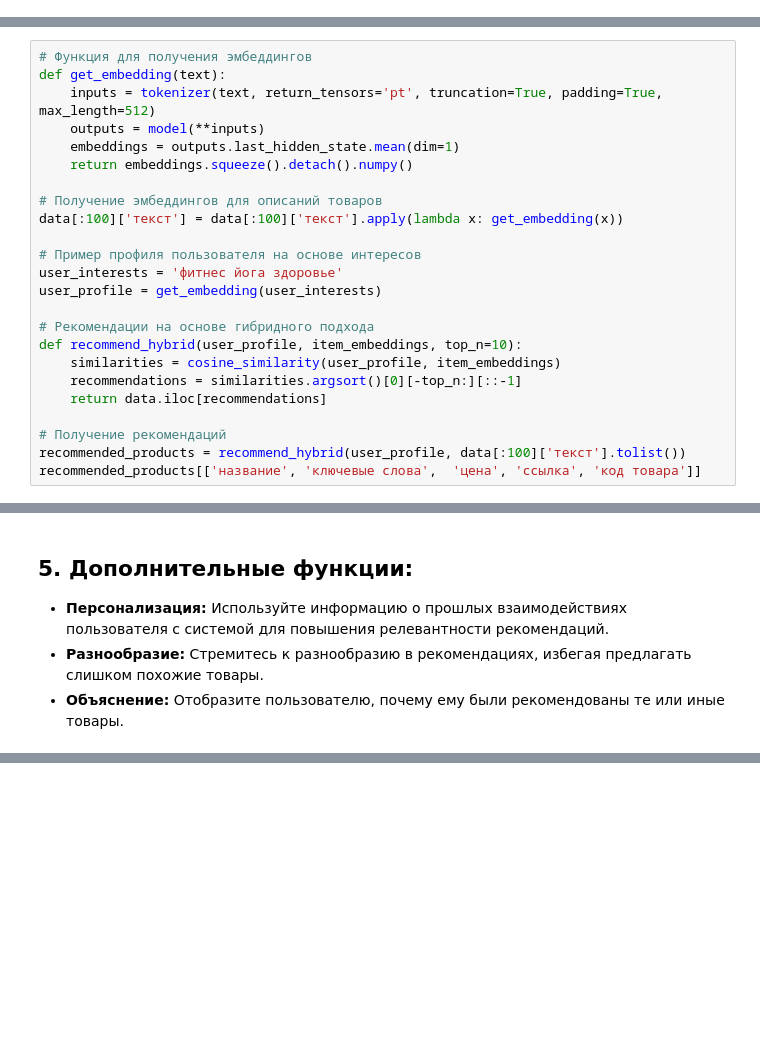
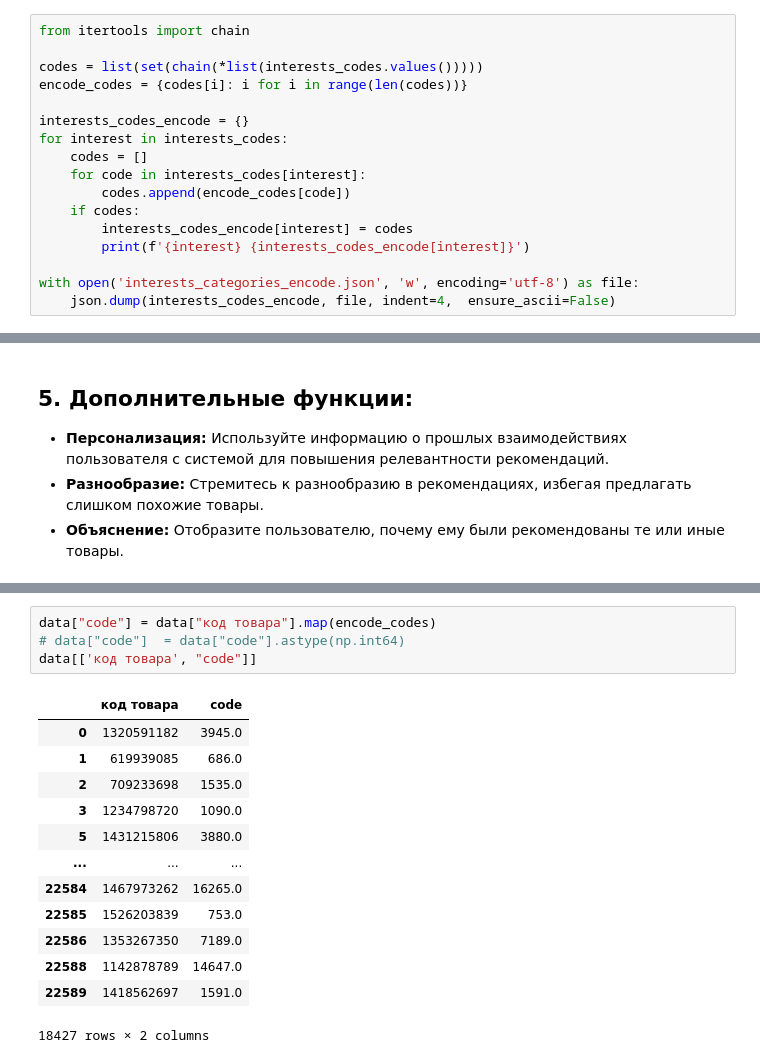
Before and after one commit to tutsilianna/Gift_Recommendation_System, a Jupyter notebook: Gift_Recommendation_System.ipynb, the cells around one changed output, grey strips where cells are left out. Drawn from its saved outputs; the diff is of its cells as text; blank space fills up the shorter version.

```diff
--- a/Gift_Recommendation_System.ipynb
+++ b/Gift_Recommendation_System.ipynb
@@ -449,0 +405,17 @@ for i in range(1000):
+# %%
+from itertools import chain
+
+codes = list(set(chain(*list(interests_codes.values()))))
+encode_codes = {codes[i]: i for i in range(len(codes))}
+
+interests_codes_encode = {}
+for interest in interests_codes:
+    codes = []
+    for code in interests_codes[interest]:
+        codes.append(encode_codes[code])
+    if codes:
+        interests_codes_encode[interest] = codes
+        print(f'{interest} {interests_codes_encode[interest]}')
+
+with open('interests_categories_encode.json', 'w', encoding='utf-8') as file:
+    json.dump(interests_codes_encode, file, indent=4,  ensure_ascii=False)
@@ -657,24 +697,0 @@ Some weights of the model checkpoint at DeepPavlov/rubert-base-cased were not us
-# %%
-# Функция для получения эмбеддингов
-def get_embedding(text):
-    inputs = tokenizer(text, return_tensors='pt', truncation=True, padding=True, max_length=512)
-    outputs = model(**inputs)
-    embeddings = outputs.last_hidden_state.mean(dim=1)
-    return embeddings.squeeze().detach().numpy()
-
-# Получение эмбеддингов для описаний товаров
-data[:100]['текст'] = data[:100]['текст'].apply(lambda x: get_embedding(x))
-
-# Пример профиля пользователя на основе интересов
-user_interests = 'фитнес йога здоровье'
-user_profile = get_embedding(user_interests)
-
-# Рекомендации на основе гибридного подхода
-def recommend_hybrid(user_profile, item_embeddings, top_n=10):
-    similarities = cosine_similarity(user_profile, item_embeddings)
-    recommendations = similarities.argsort()[0][-top_n:][::-1]
-    return data.iloc[recommendations]
-
-# Получение рекомендаций
-recommended_products = recommend_hybrid(user_profile, data[:100]['текст'].tolist())
-recommended_products[['название', 'ключевые слова',  'цена', 'ссылка', 'код товара']]
@@ -698,0 +837,18 @@ data.to_csv('out.csv', index=False)
+# %%
+data["code"] = data["код товара"].map(encode_codes)
+# data["code"]  = data["code"].astype(np.int64)
+data[['код товара', "code"]]
+# %% [output]
+|  | код товара | code |
+| 0 | 1320591182 | 3945.0 |
+| 1 | 619939085 | 686.0 |
+| 2 | 709233698 | 1535.0 |
+| 3 | 1234798720 | 1090.0 |
+| 5 | 1431215806 | 3880.0 |
+| ... | ... | ... |
+| 22584 | 1467973262 | 16265.0 |
+| 22585 | 1526203839 | 753.0 |
+| 22586 | 1353267350 | 7189.0 |
+| 22588 | 1142878789 | 14647.0 |
+| 22589 | 1418562697 | 1591.0 |
+18427 rows × 2 columns
```
Also changed, not shown: parts of 26 cells of this notebook.
